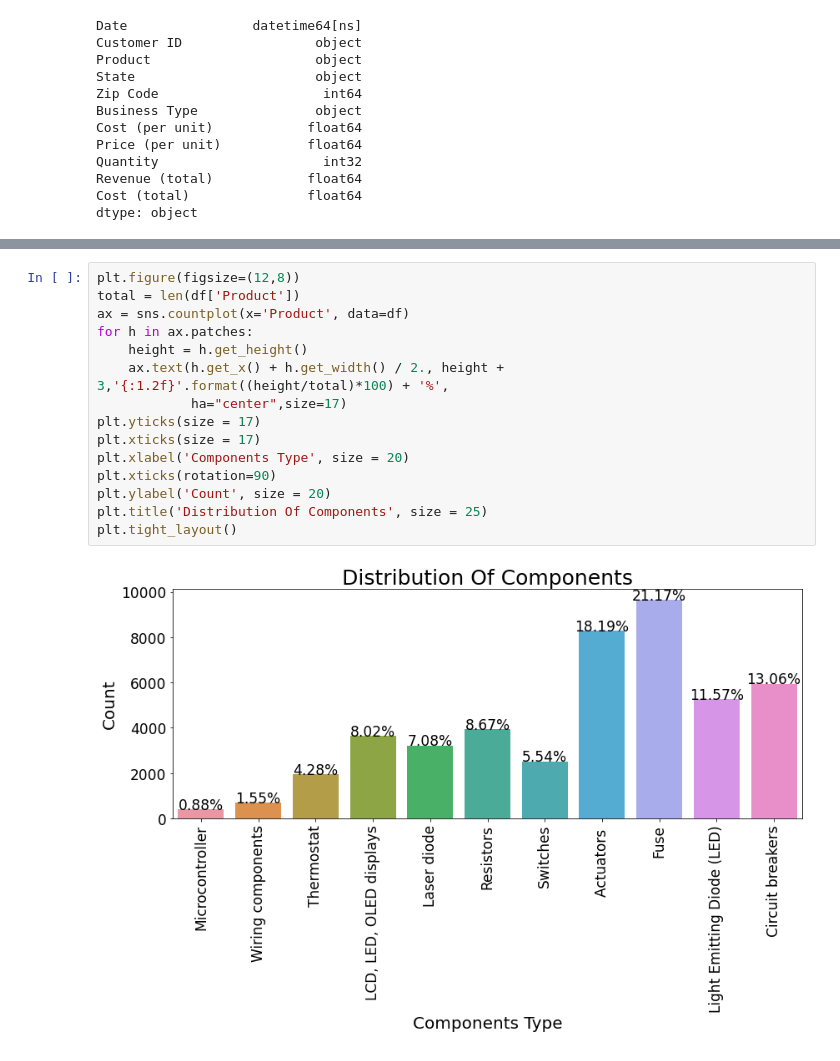
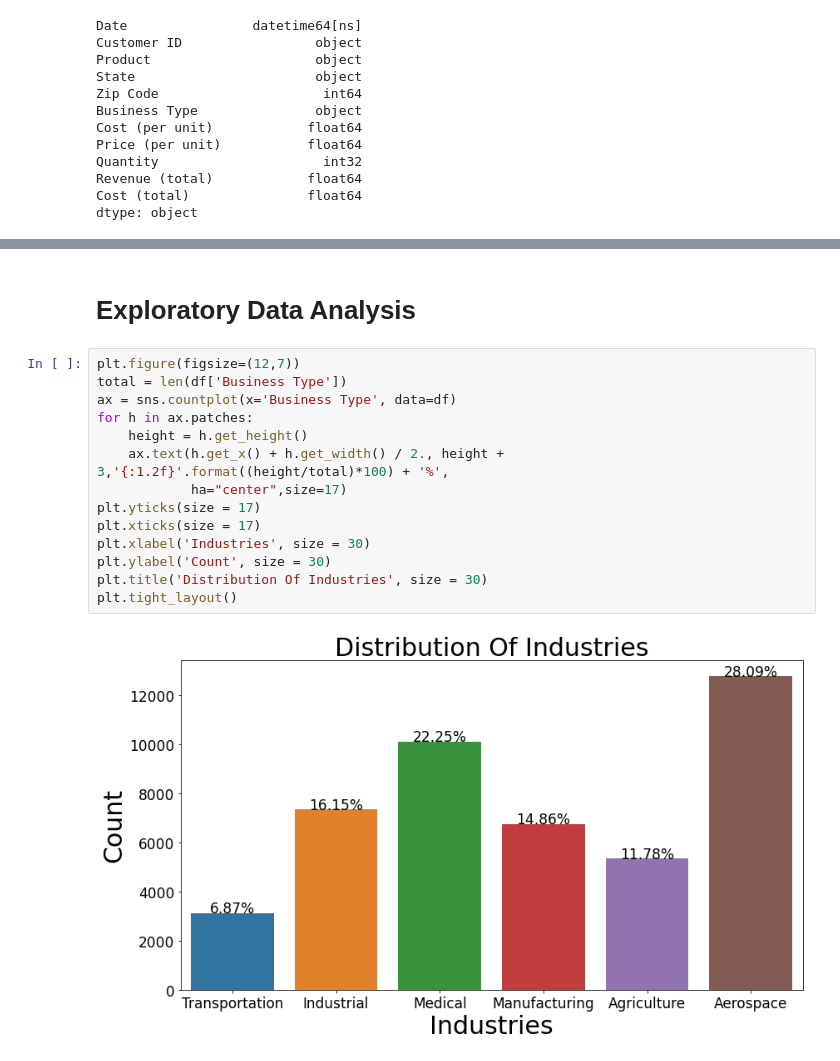
Before and after one commit to ValGRY/Data-Science-Projects, a Jupyter notebook: Techno Industries Inc/Techno Industries Inc..ipynb, the cells around one changed output, grey strips where cells are left out. Saved outputs shown, nothing was run; the diff lists cells and outputs as text.

```diff
--- a/Techno Industries Inc/Techno Industries Inc..ipynb
+++ b/Techno Industries Inc/Techno Industries Inc..ipynb
@@ -162,17 +151,18 @@ plt.tight_layout()
-# %%
-plt.figure(figsize=(12,8))
-total = len(df['Product'])
-ax = sns.countplot(x='Product', data=df)
-for h in ax.patches:
-    height = h.get_height()
-    ax.text(h.get_x() + h.get_width() / 2., height + 3,'{:1.2f}'.format((height/total)*100) + '%',
-            ha="center",size=17)
-plt.yticks(size = 17)
-plt.xticks(size = 17)
-plt.xlabel('Components Type', size = 20)
-plt.xticks(rotation=90)
-plt.ylabel('Count', size = 20)
-plt.title('Distribution Of Components', size = 25)
-plt.tight_layout()
-# %% [output]
-[figure, removed]
+# %% [markdown]
+# Exploratory Data Analysis
+# %%
+plt.figure(figsize=(12,7))
+total = len(df['Business Type'])
+ax = sns.countplot(x='Business Type', data=df)
+for h in ax.patches:
+    height = h.get_height()
+    ax.text(h.get_x() + h.get_width() / 2., height + 3,'{:1.2f}'.format((height/total)*100) + '%',
+            ha="center",size=17)
+plt.yticks(size = 17)
+plt.xticks(size = 17)
+plt.xlabel('Industries', size = 30)
+plt.ylabel('Count', size = 30)
+plt.title('Distribution Of Industries', size = 30)
+plt.tight_layout()
+# %% [output]
+[figure, added]
```
Also changed, not shown: parts of 15 cells of this notebook.
